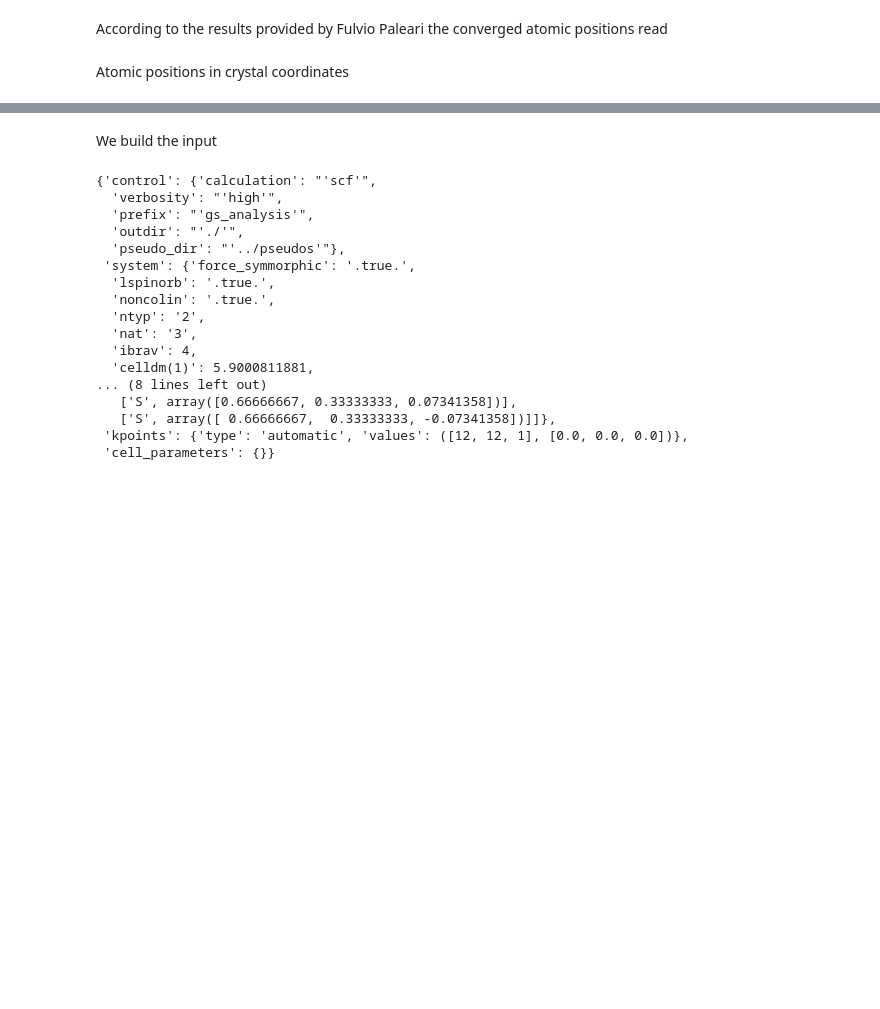
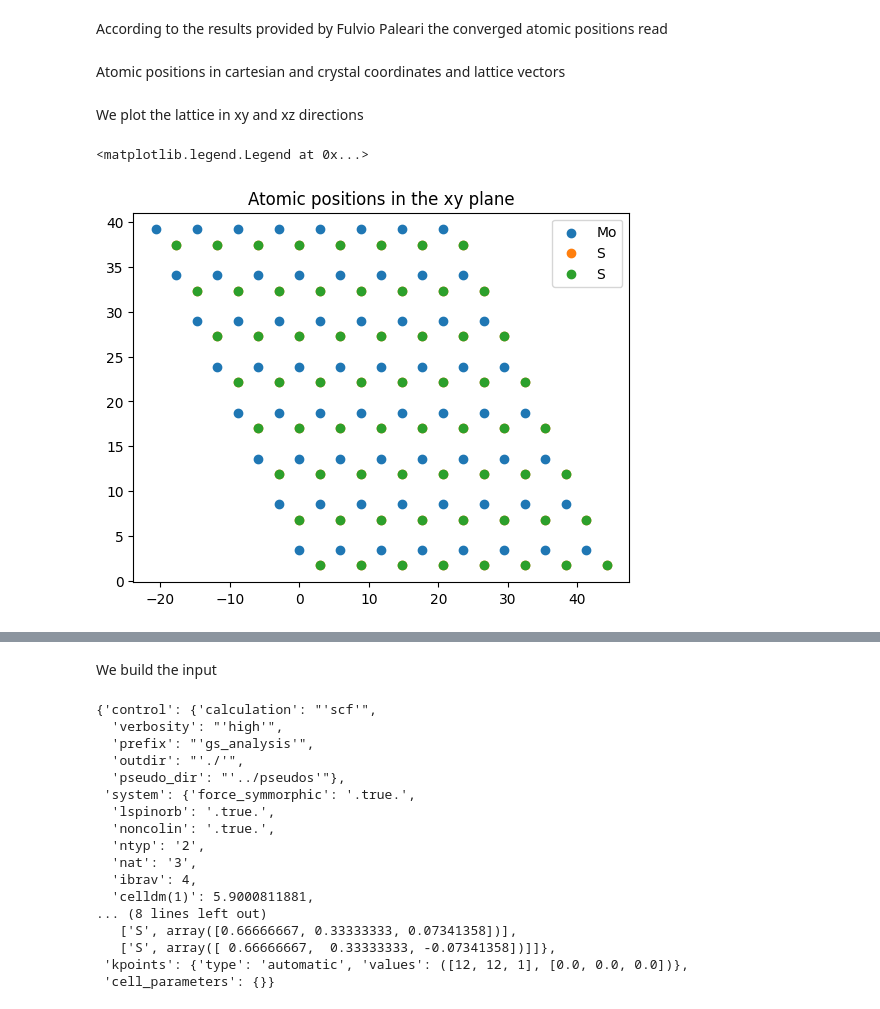
Before and after one commit to marcodalessandro76/MoS2, a Jupyter notebook: DFT_Analysis.ipynb, the cells around one changed output, grey strips where cells are left out. Saved outputs shown, nothing was run; the diff lists cells and outputs as text; code cells hidden in the pictures; blank space fills up the shorter version.

```diff
--- a/DFT_Analysis.ipynb
+++ b/DFT_Analysis.ipynb
@@ -121,12 +138,34 @@ alat = 5.9000811881 # in a.u. (Bohr)
 c = 40.0 # vacuum distance in a.u.
 celldm3 = c/alat # in units of alat
 delta_cryst = 0.073413577 # buckling in crystal coordinates
+delta = celldm3*delta_cryst
 
-kpoints = [12,12,1]
-ecut_wf = 140.0 # energy cutoff of the wfs in Ry
+#kpoints = [12,12,1]
+#ecut_wf = 140.0 # energy cutoff of the wfs in Ry
 # %% [markdown]
-Atomic positions in crystal coordinates
+Atomic positions in cartesian and crystal coordinates and lattice vectors
 # %%
-Mo = np.array([1./3.,2./3.,0.])
-S1 = np.array([2./3.,1./3.,delta_cryst])
-S2 = np.array([2./3.,1./3.,-delta_cryst])
+# cartesian coordinates expressed in units of alat
+Mo_cart = np.array([0,1./np.sqrt(3.),0.])
+S1_cart = np.array([1./2.,1./(2*np.sqrt(3.)),delta])
+S2_cart = np.array([1./2.,1./(2*np.sqrt(3.)),-delta])
+
+Mo_cryst = np.array([1./3.,2./3.,0.])
+S1_cryst = np.array([2./3.,1./3.,delta_cryst])
+S2_cryst = np.array([2./3.,1./3.,-delta_cryst])
+
+lattice = alat*np.array([[1,0,0],[-1./2.,np.sqrt(3)/2.,0],[0,0,celldm3]])
+atoms = [['Mo',alat*Mo_cart],['S',alat*S1_cart],['S',alat*S2_cart]]
+# %% [markdown]
+We plot the lattice in xy and xz directions
+# %%
+positions = LL.build_lattice(lattice,atoms,8,8,1)
+#positions
+# %%
+for pos in positions:
+    plt.scatter(pos[1],pos[2],label=pos[0])
+plt.title('Atomic positions in the xy plane',size=12)
+plt.legend()
+# %% [output]
+<matplotlib.legend.Legend at 0x...>
+[figure, added]
```
Also changed, not shown: parts of 49 cells of this notebook.
